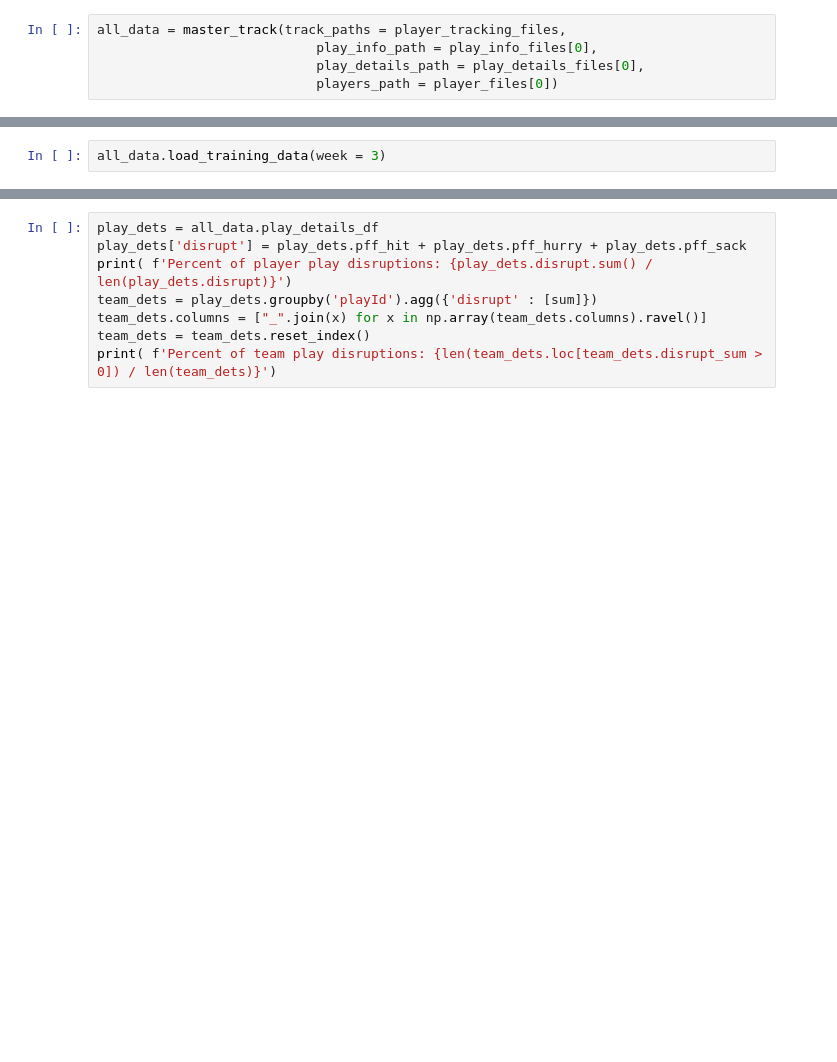
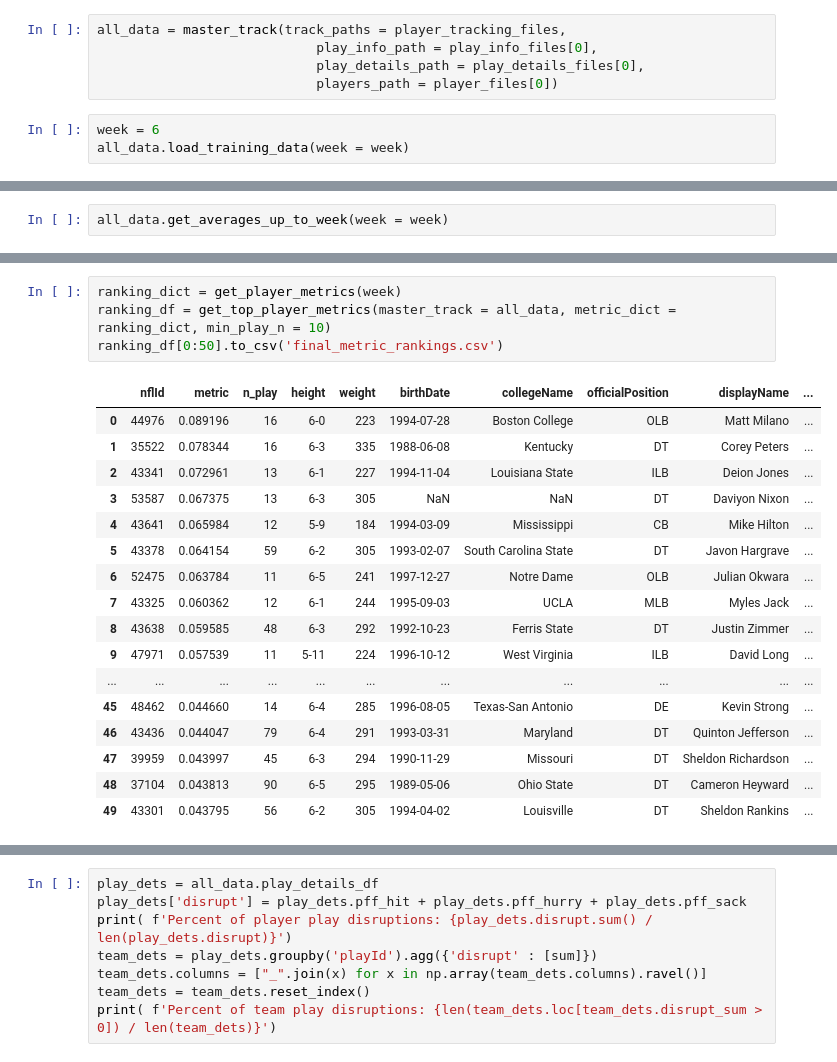
Before and after one commit to nickb1125/Big-Data-Bowl-Linemen, a Jupyter notebook: code/clean/data_clean.ipynb, the cells around one changed output, grey strips where cells are left out. Drawn from its saved outputs; the diff is of its cells as text; blank space fills up the shorter version.

```diff
--- a/code/clean/data_clean.ipynb
+++ b/code/clean/data_clean.ipynb
@@ -43,3 +43,6 @@ all_data = master_track(track_paths = player_tracking_files,
                             play_info_path = play_info_files[0],
                             play_details_path = play_details_files[0],
                             players_path = player_files[0])
+# %%
+week = 6
+all_data.load_training_data(week = week)
@@ -46,3 +56,3 @@ all_data = master_track(track_paths = player_tracking_files,
 # %%
-all_data.load_training_data(week = 3)
+all_data.get_averages_up_to_week(week = week)
 # %% [output]
@@ -250,0 +179,22 @@ fig.show()
+# %%
+ranking_dict = get_player_metrics(week)
+ranking_df = get_top_player_metrics(master_track = all_data, metric_dict = ranking_dict, min_play_n = 10)
+ranking_df[0:50].to_csv('final_metric_rankings.csv')
+# %% [output]
+|  | nflId | metric | n_play | height | weight | birthDate | collegeName | officialPosition | displayName | ... |
+| 0 | 44976 | 0.089196 | 16 | 6-0 | 223 | 1994-07-28 | Boston College | OLB | Matt Milano | ... |
+| 1 | 35522 | 0.078344 | 16 | 6-3 | 335 | 1988-06-08 | Kentucky | DT | Corey Peters | ... |
+| 2 | 43341 | 0.072961 | 13 | 6-1 | 227 | 1994-11-04 | Louisiana State | ILB | Deion Jones | ... |
+| 3 | 53587 | 0.067375 | 13 | 6-3 | 305 | NaN | NaN | DT | Daviyon Nixon | ... |
+| 4 | 43641 | 0.065984 | 12 | 5-9 | 184 | 1994-03-09 | Mississippi | CB | Mike Hilton | ... |
+| 5 | 43378 | 0.064154 | 59 | 6-2 | 305 | 1993-02-07 | South Carolina State | DT | Javon Hargrave | ... |
+| 6 | 52475 | 0.063784 | 11 | 6-5 | 241 | 1997-12-27 | Notre Dame | OLB | Julian Okwara | ... |
+| 7 | 43325 | 0.060362 | 12 | 6-1 | 244 | 1995-09-03 | UCLA | MLB | Myles Jack | ... |
+| 8 | 43638 | 0.059585 | 48 | 6-3 | 292 | 1992-10-23 | Ferris State | DT | Justin Zimmer | ... |
+| 9 | 47971 | 0.057539 | 11 | 5-11 | 224 | 1996-10-12 | West Virginia | ILB | David Long | ... |
+| ... | ... | ... | ... | ... | ... | ... | ... | ... | ... | ... |
+| 45 | 48462 | 0.044660 | 14 | 6-4 | 285 | 1996-08-05 | Texas-San Antonio | DE | Kevin Strong | ... |
+| 46 | 43436 | 0.044047 | 79 | 6-4 | 291 | 1993-03-31 | Maryland | DT | Quinton Jefferson | ... |
+| 47 | 39959 | 0.043997 | 45 | 6-3 | 294 | 1990-11-29 | Missouri | DT | Sheldon Richardson | ... |
+| 48 | 37104 | 0.043813 | 90 | 6-5 | 295 | 1989-05-06 | Ohio State | DT | Cameron Heyward | ... |
+| 49 | 43301 | 0.043795 | 56 | 6-2 | 305 | 1994-04-02 | Louisville | DT | Sheldon Rankins | ... |
```
Also changed, not shown: parts of 20 cells of this notebook, 4 other files.
